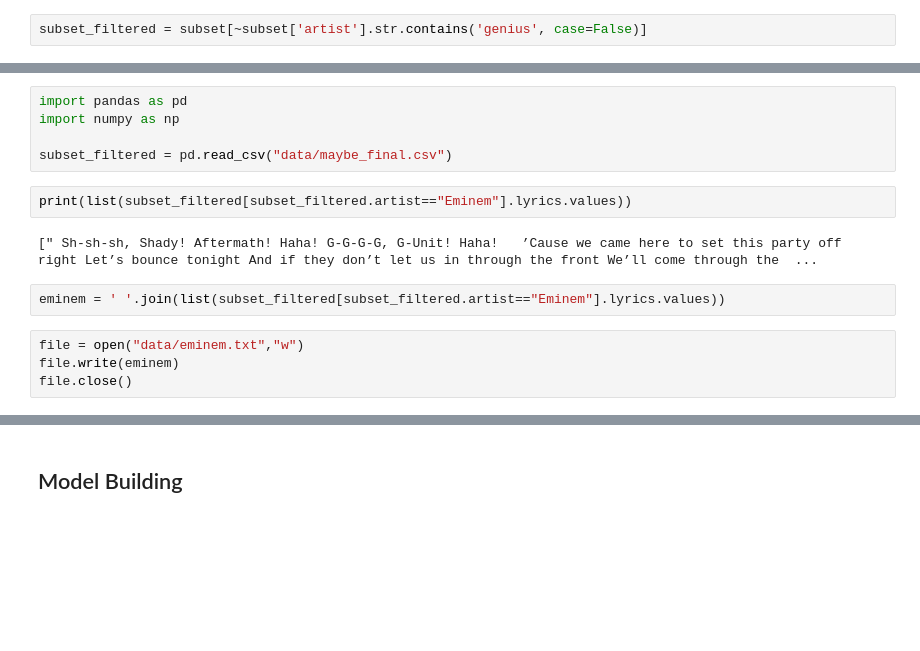
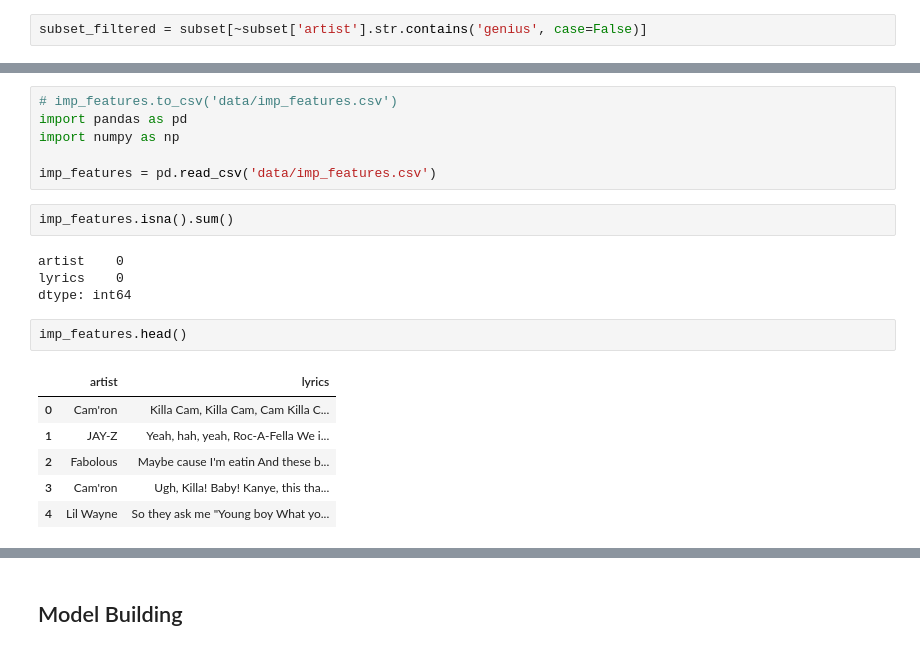
Before and after one commit to shnkreddy98/AILyricsGenerator, a Jupyter notebook: pandasworkingfile.ipynb, the cells around one changed output, grey strips where cells are left out. Drawn from its saved outputs; the diff is of its cells as text; blank space fills up the shorter version.

```diff
--- a/pandasworkingfile.ipynb
+++ b/pandasworkingfile.ipynb
@@ -156,15 +243,21 @@ subset_filtered.shape
 # %%
+# imp_features.to_csv('data/imp_features.csv')
 import pandas as pd
 import numpy as np
 
-subset_filtered = pd.read_csv("data/maybe_final.csv")
+imp_features = pd.read_csv('data/imp_features.csv')
-# %%
-print(list(subset_filtered[subset_filtered.artist=="Eminem"].lyrics.values))
-# %% [output]
-[" Sh-sh-sh, Shady! Aftermath! Haha! G-G-G-G, G-Unit! Haha!   ’Cause we came here to set this party off right Let’s bounce tonight And if they don’t let us in through the front We’ll come through the  ...
-# %%
-eminem = ' '.join(list(subset_filtered[subset_filtered.artist=="Eminem"].lyrics.values))
-# %%
-file = open("data/eminem.txt","w")
-file.write(eminem)
-file.close()
+# %%
+imp_features.isna().sum()
+# %% [output]
+artist    0
+lyrics    0
+dtype: int64
+# %%
+imp_features.head()
+# %% [output]
+|  | artist | lyrics |
+| 0 | Cam'ron | Killa Cam, Killa Cam, Cam Killa C... |
+| 1 | JAY-Z | Yeah, hah, yeah, Roc-A-Fella We i... |
+| 2 | Fabolous | Maybe cause I'm eatin And these b... |
+| 3 | Cam'ron | Ugh, Killa! Baby! Kanye, this tha... |
+| 4 | Lil Wayne | So they ask me "Young boy What yo... |
```
Also changed, not shown: parts of 49 cells of this notebook, 5 other files.
